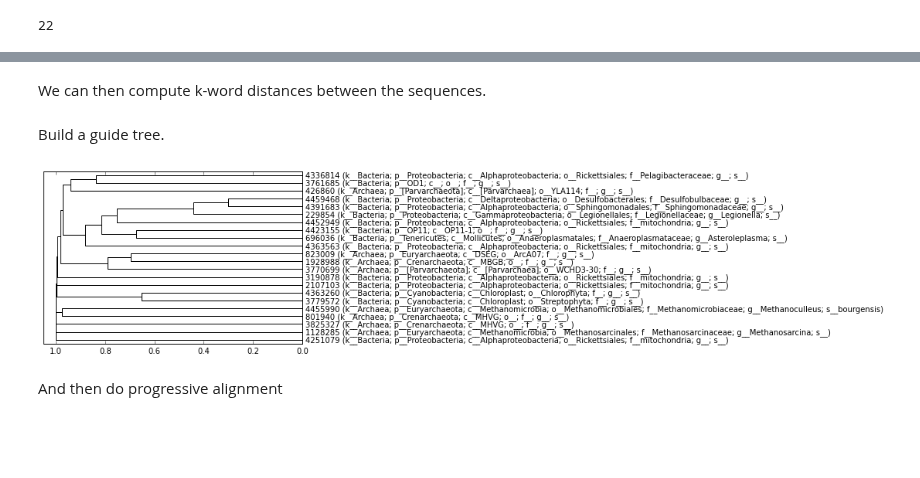
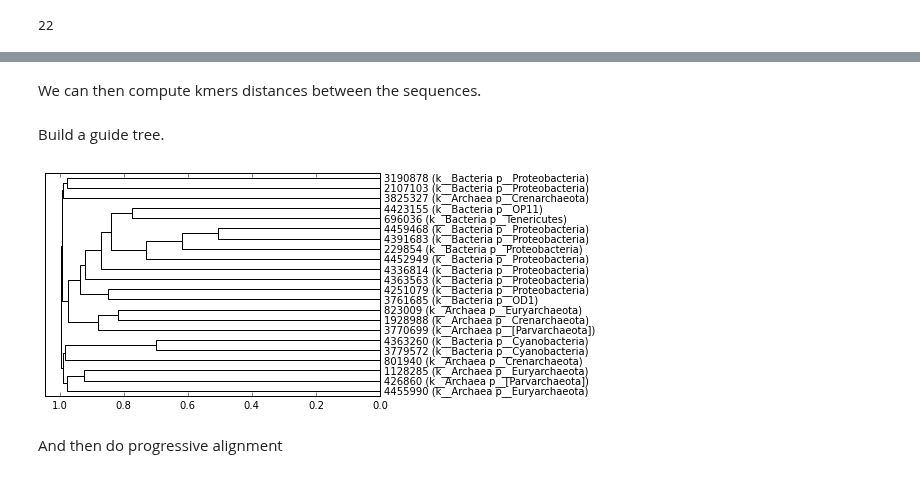
Before and after one commit to scikit-bio/scikit-bio-cookbook, a Jupyter notebook: Progressive multiple sequence alignment.ipynb, the cells around one changed output, grey strips where cells are left out. Drawn from its saved outputs; the diff is of its cells as text; code cells hidden in the pictures; blank space fills up the shorter version.

```diff
--- a/Progressive multiple sequence alignment.ipynb
+++ b/Progressive multiple sequence alignment.ipynb
@@ -7,8 +7,11 @@ First, we'll load up some sequence from the [Greengenes 13_5](http://www.ncbi.nl
 # %%
 from __future__ import division
-from six import StringIO
+import io
 
 import skbio.io
 from skbio import DNA, SequenceCollection
 
-sequences = StringIO(""">229854
+slice_length = 100
+display_tax_levels = 2
+
+sequences = io.StringIO(u""">229854
@@ -58,6 +61,6 @@ GATGCTGGAATGCCCTGTAATCCAAAGTTCCGACGCCCTAGGATGGATCTGCGGCCGATTAGGTTGTTGTTGGGGTAATG
 """)
 
-taxonomies = StringIO("""229854	k__Bacteria; p__Proteobacteria; c__Gammaproteobacteria; o__Legionellales; f__Legionellaceae; g__Legionella; s__
+taxonomies = io.StringIO(u"""229854	k__Bacteria; p__Proteobacteria; c__Gammaproteobacteria; o__Legionellales; f__Legionellaceae; g__Legionella; s__
 3761685	k__Bacteria; p__OD1; c__; o__; f__; g__; s__
 3825327	k__Archaea; p__Crenarchaeota; c__MHVG; o__; f__; g__; s__
 426860	k__Archaea; p__[Parvarchaeota]; c__[Parvarchaea]; o__YLA114; f__; g__; s__
@@ -87,8 +90,10 @@ for e in taxonomies:
 taxonomies = t
 
 s = []
-for seq in skbio.io.read(sequences, format='fasta', constructor=DNA):
-    s.append(seq.copy(sequence=seq[:50], id='%s (%s)' % (seq.id, taxonomies[seq.id])))
+for seq in skbio.io.read(sequences, format='fasta'):
+    seq_id = seq.metadata['id']
+    seq_tax = ' '.join(taxonomies[seq_id].split('; ')[:display_tax_levels])
+    s.append(DNA(sequence=seq[:slice_length], metadata={'id': '%s (%s)' % (seq_id, seq_tax)}))
 sequences = SequenceCollection(s)
 print(len(sequences))
 # %% [output]
@@ -96,24 +117,24 @@ print(len(sequences))
 # %% [markdown]
-We can then compute k-word distances between the sequences.
+We can then compute kmers distances between the sequences.
 # %%
-def k_word_distance(s1, s2):
-    s1_k_words = set(s1.k_words(8))
-    s2_k_words = set(s2.k_words(8))
-    shared_k_words = s1_k_words & s2_k_words
-    return 1 - (len(shared_k_words) / max(len(s1_k_words), len(s2_k_words)))
+def kmer_distance(s1, s2):
+    s1_kmers = set([str(s) for s in s1.iter_kmers(8)])
+    s2_kmers = set([str(s) for s in s2.iter_kmers(8)])
+    shared_kmers = s1_kmers & s2_kmers
+    return 1 - (len(shared_kmers) / max(len(s1_kmers), len(s2_kmers)))
 # %%
-k_word_distances = sequences.distances(k_word_distance)
+kmer_distances = sequences.distances(kmer_distance)
 # %% [markdown]
 Build a guide tree.
 # %%
 from scipy.cluster.hierarchy import average, dendrogram, to_tree
 %matplotlib inline
 # %%
-guide_lm = average(k_word_distances.condensed_form())
-guide_d = dendrogram(guide_lm, labels=k_word_distances.ids, orientation='right',
+guide_lm = average(kmer_distances.condensed_form())
+guide_d = dendrogram(guide_lm, labels=kmer_distances.ids, orientation='right',
                link_color_func=lambda x: 'black')
 # %% [output]
-[figure, old version]
+[figure, new version]
 # %%
 from skbio import TreeNode
 # %%
```
Also changed, not shown: parts of 6 cells of this notebook.
